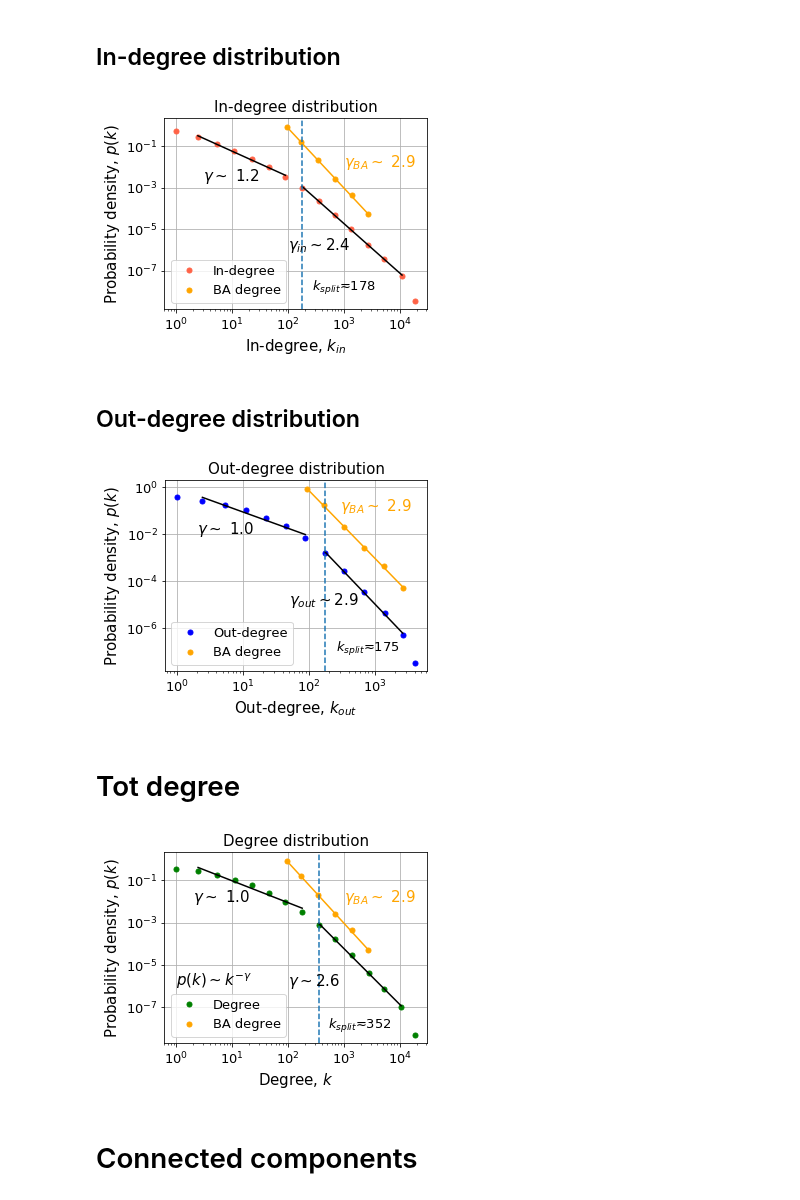
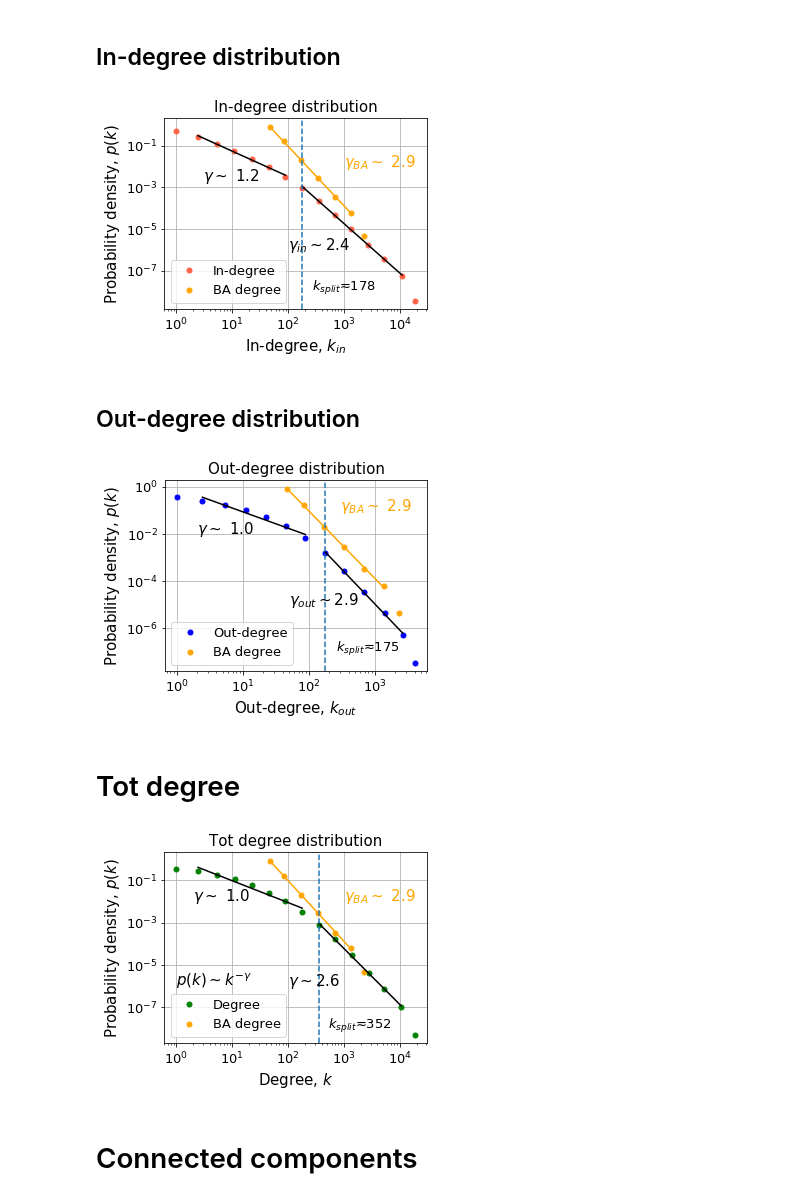
Before and after one commit to biyanisuraj/the_facebook_scandal, a Jupyter notebook: scripts/network_analysis/network_properties.ipynb, the cells around one changed output. Cells and saved outputs as stored; diff of their text form; code cells hidden in the pictures.

```diff
--- a/scripts/network_analysis/network_properties.ipynb
+++ b/scripts/network_analysis/network_properties.ipynb
@@ -45,42 +54,3 @@ g_ba = nx.read_edgelist('../network/networks/ba_edge_list.txt',
-# %%
-def network_summary(g, directed=True):
-    """ returns dictionary with the network informations"""
-
-    if(directed):
-        """undirected graph statistics for directed graph,
-        NOTE: reciprocal links are lost"""
-        g_und = g.to_undirected()
-    else:
-        g_und = g
-
-    g_info= {}
-    g_info['N'] = nx.number_of_nodes(g)
-    g_info['L'] = nx.number_of_edges(g)
-    g_info['density'] = nx.density(g).round(5)
-
-    degrees_und = [d for n,d in g_und.degree()]
-
-    g_info['k_avg_und'] = int(np.mean(degrees_und))
-    g_info['k_max_und'] = np.max(degrees_und)
-    g_info['k_min_und'] = np.min(degrees_und)
-
-
-    if(directed):
-
-        in_degrees = [d for n, d in g.in_degree()]
-        out_degrees = [d for n, d in g.out_degree()]
-        degrees = [d for n,d in g.degree()]
-
-        g_info['k_avg'] = int(np.mean(in_degrees))
-        g_info['k_in_max'] = np.max(in_degrees)
-        g_info['k_in_min'] = np.min(in_degrees)
-        g_info['k_out_max'] = np.max(out_degrees)
-        g_info['k_out_min'] = np.min(out_degrees)
-        g_info['k_max'] = np.max(degrees)
-        g_info['k_min'] = np.min(degrees)
-
-
-    return g_info
 # %%
 def network_summary(g, directed=True):
     """ returns dictionary with the network informations"""
@@ -382,7 +344,7 @@ plt.plot(in_degree_means, in_degree_log_probs, 'o', color='tomato',   label='In-
 
 # barabasi
 plt.plot(ba_degree_means, ba_degree_log_probs, 'o', color='orange',   label='BA degree', markersize = 5)
-gamma_ba = regression(ba_degree_means, ba_degree_log_probs, 6, 12, color='orange').round(1)
+gamma_ba = regression(ba_degree_means, ba_degree_log_probs, 5, 11, color='orange').round(1)
 plt.text(1000,float(1)/100, "$\gamma_{BA}\sim $"+" {}".format(gamma_ba), color = 'orange')
 
 
@@ -408,7 +370,7 @@ plt.legend(loc =3)
 plt.tight_layout()
 plt.savefig("imgs/in_degree_distribution.pdf")
 # %% [output]
-[figure, old version]
+[figure, new version]
 # %% [markdown]
 ## Out-degree distribution
 # %%
@@ -417,7 +379,7 @@ plt.plot(out_degree_means, out_degree_log_probs, 'o', color='blue',   label='Out
 
 # barabasi
 plt.plot(ba_degree_means, ba_degree_log_probs, 'o', color='orange',   label='BA degree', markersize = 5)
-gamma_ba = regression(ba_degree_means, ba_degree_log_probs, 6, 12, color='orange').round(1)
+gamma_ba = regression(ba_degree_means, ba_degree_log_probs, 5, 11, color='orange').round(1)
 plt.text(300,float(1)/10, "$\gamma_{BA}\sim $"+" {}".format(gamma_ba), color = 'orange')
 
 split = 7
@@ -442,41 +404,41 @@ plt.legend()
 plt.tight_layout()
 plt.savefig("imgs/out_degree_distribution.pdf")
 # %% [output]
-[figure, old version]
+[figure, new version]
 # %% [markdown]
 # Tot degree
 # %%
 fig, ax = plt.subplots(figsize = FIGSIZE_ONECOL)
 plt.plot(degree_means, degree_log_probs, 'o', color='green',   label='Degree', markersize = 5)
 
 # barabasi
 plt.plot(ba_degree_means, ba_degree_log_probs, 'o', color='orange',   label='BA degree', markersize = 5)
-gamma_ba = regression(ba_degree_means, ba_degree_log_probs, 6, 12, color='orange').round(1)
+gamma_ba = regression(ba_degree_means, ba_degree_log_probs, 5, 11, color='orange').round(1)
 plt.text(1000,float(1)/100, "$\gamma_{BA}\sim $"+" {}".format(gamma_ba), color = 'orange')
 
 split = 8
 gamma_1 = regression(degree_means, degree_log_probs, 1,split).round(1)
 gamma_2 = regression(degree_means, degree_log_probs, split, 14).round(1)
 
 plt.text(2, (float(1)/100), "$\gamma \sim $ {}".format(gamma_1))
 plt.text(100,float(1)/1000000, "$\gamma \sim $"+ "{}".format(gamma_2))
 plt.text(1,float(1)/10**6, "$p(k) \sim k^{-\gamma}  $ ",fontsize =15)
 # info on the splitting
 
 degree_split = degree_means[split].round(0)
 plt.axvline(degree_split, 0,1000, linestyle='--')
 plt.text(1.5*degree_split, float(1)/10**8, "$k_{split} \eqsim$"+"{:.0f}".format(degree_split), fontsize=SMALL_SIZE)
 
-plt.title("Degree distribution")
+plt.title("Tot degree distribution")
 plt.xlabel("Degree, $k$")
 plt.ylabel("Probability density, $p(k)$")
 plt.loglog()
 plt.grid()
 plt.legend()
 plt.tight_layout()
 plt.savefig("imgs/tot_degree_distribution.pdf")
 # %% [output]
-[figure, old version]
+[figure, new version]
 # %%
 g_info['gamma_in'] = round(gamma_in_2,1)
 g_info['gamma_out'] = round(gamma_out_2,1)
```
Also changed, not shown: parts of 27 cells of this notebook, 20 other files.
